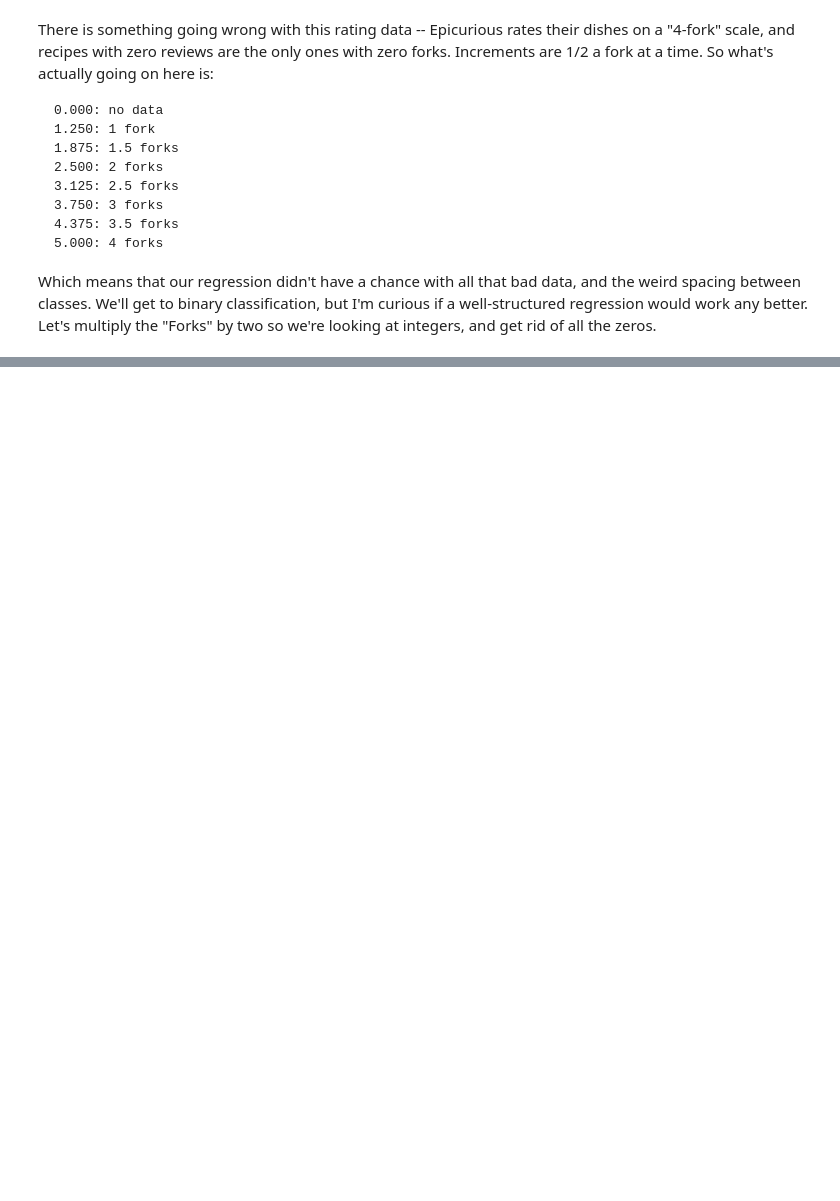
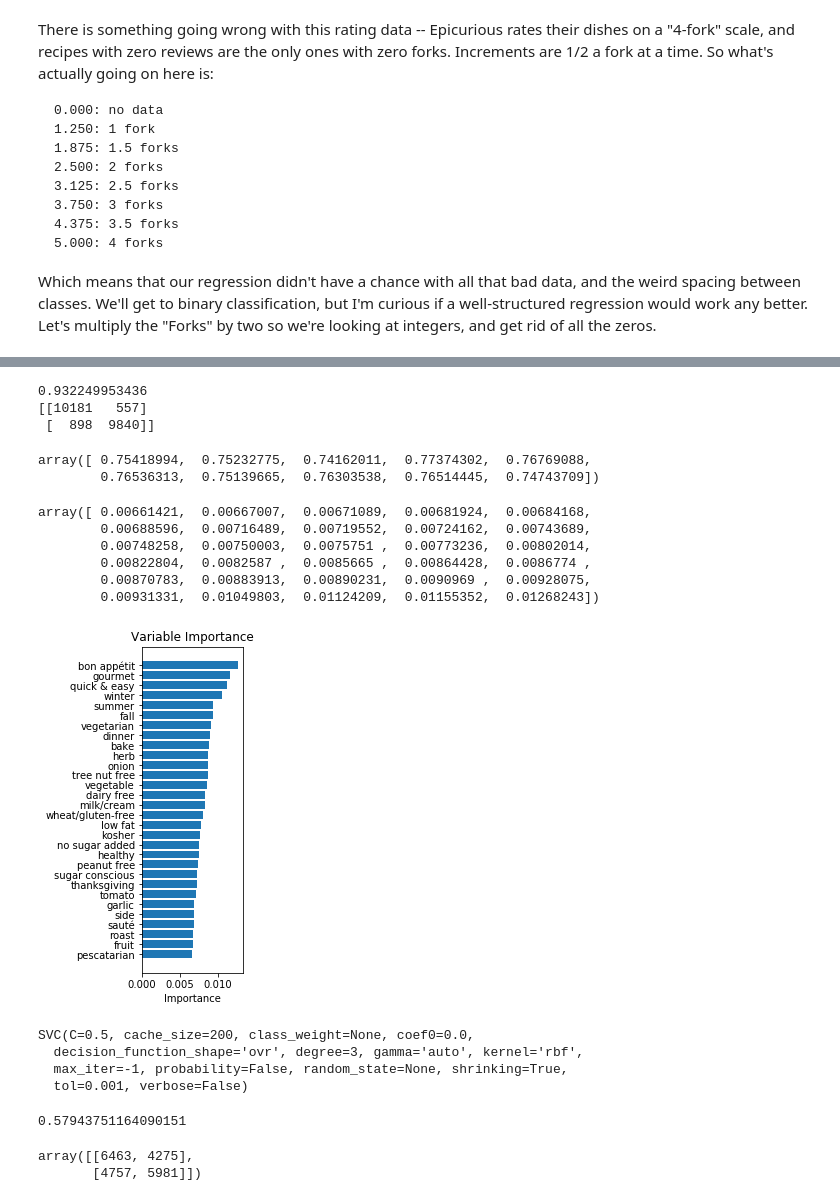
Before and after one commit to maxcalabro/Thinkful_Unit_3, a Jupyter notebook: 3.4.4+SVM+Regression+-+Guided+Example.ipynb, the cells around one changed output, grey strips where cells are left out. Drawn from its saved outputs; the diff is of its cells as text; code cells hidden in the pictures; blank space fills up the shorter version.

```diff
--- a/3.4.4+SVM+Regression+-+Guided+Example.ipynb
+++ b/3.4.4+SVM+Regression+-+Guided+Example.ipynb
@@ -491,0 +120,3 @@ plt.hist((Y - Y_pred))
+# %%
+X = raw_bin.drop(['rating', 'title', 'calories', 'protein', 'fat', 'sodium'], 1)
+Y = raw_bin.rating
@@ -491,0 +129,40 @@ plt.hist((Y - Y_pred))
+# %%
+rfc = RandomForestClassifier(max_depth=40)
+# %%
+rfc.fit(X, Y)
+Y_pred = rfc.predict(X)
+print(rfc.score(X, Y))
+print(confusion_matrix(Y, Y_pred))
+# %% [output]
+0.932249953436
+[[10181   557]
+ [  898  9840]]
+# %%
+cross_val_score(rfc, X, Y, cv=10)
+# %% [output]
+array([ 0.75418994,  0.75232775,  0.74162011,  0.77374302,  0.76769088,
+        0.76536313,  0.75139665,  0.76303538,  0.76514445,  0.74743709])
+# %%
+feature_importance = rfc.feature_importances_
+sorted_idx = np.argsort(feature_importance)
+top_30 = sorted_idx[-30:]
+# %%
+feature_importance[top_30]
+# %% [output]
+array([ 0.00661421,  0.00667007,  0.00671089,  0.00681924,  0.00684168,
+        0.00688596,  0.00716489,  0.00719552,  0.00724162,  0.00743689,
+        0.00748258,  0.00750003,  0.0075751 ,  0.00773236,  0.00802014,
+        0.00822804,  0.0082587 ,  0.0085665 ,  0.00864428,  0.0086774 ,
+        0.00870783,  0.00883913,  0.00890231,  0.0090969 ,  0.00928075,
+        0.00931331,  0.01049803,  0.01124209,  0.01155352,  0.01268243])
+# %%
+pos = np.arange(feature_importance[top_30].shape[0]) + .5
+fig = plt.figure(figsize=(4,6))
+plt.subplot(1, 2, 2)
+plt.barh(pos, feature_importance[top_30], align='center')
+plt.yticks(pos, X.columns[top_30])
+plt.xlabel('Importance')
+plt.title('Variable Importance')
+plt.show()
+# %% [output]
+[figure, added]
@@ -491,0 +174,16 @@ plt.hist((Y - Y_pred))
+# %%
+svc.fit(X[top_cols],Y)
+# %% [output]
+SVC(C=0.5, cache_size=200, class_weight=None, coef0=0.0,
+  decision_function_shape='ovr', degree=3, gamma='auto', kernel='rbf',
+  max_iter=-1, probability=False, random_state=None, shrinking=True,
+  tol=0.001, verbose=False)
+# %%
+svc.score(X[top_cols],Y)
+# %% [output]
+0.57943751164090151
+# %%
+confusion_matrix(Y, svc.predict(X[top_cols]))
+# %% [output]
+array([[6463, 4275],
+       [4757, 5981]])
```
Also changed, not shown: parts of 95 cells of this notebook.
